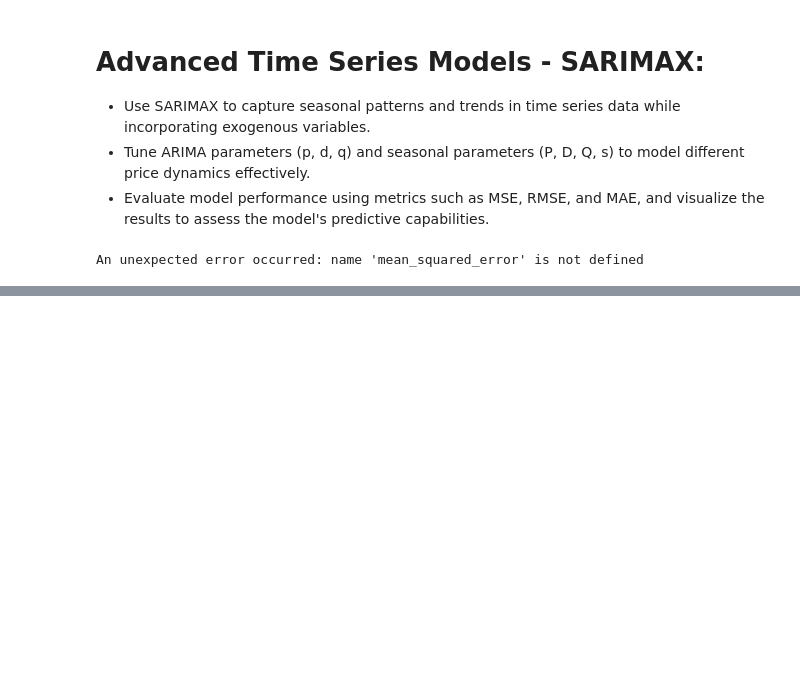
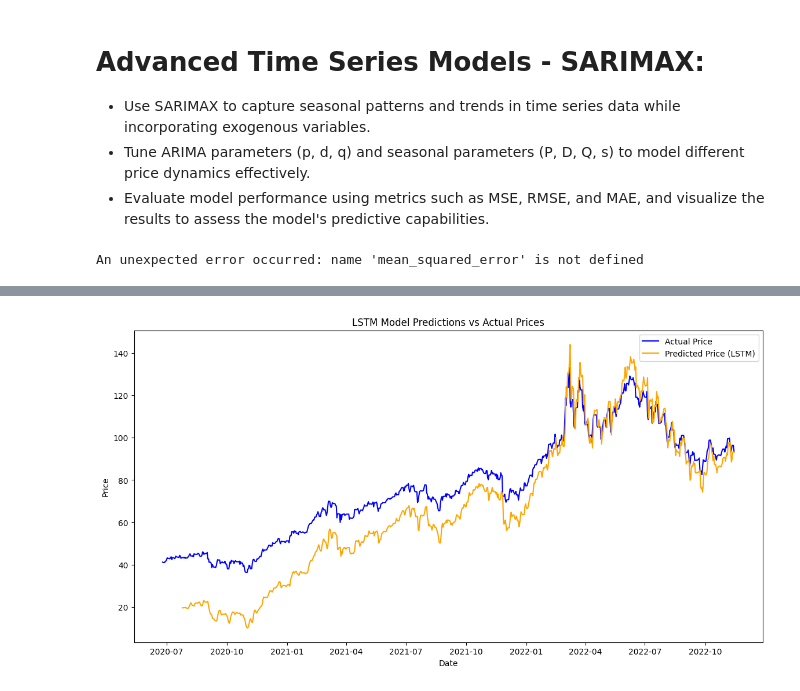
Before and after one commit to nebiyu-getachew/Brent-Time-Shift, a Jupyter notebook: notebooks/task_2.ipynb, the cells around one changed output, grey strips where cells are left out. Drawn from its saved outputs; the diff is of its cells as text; code cells hidden in the pictures; blank space fills up the shorter version.

Commit message:
Machine Learning Model

```diff
--- a/notebooks/task_2.ipynb
+++ b/notebooks/task_2.ipynb
@@ -457,0 +463,80 @@ An unexpected error occurred: name 'mean_squared_error' is not defined
+# %%
+from keras.models import Sequential
+from keras.layers import LSTM, Dense, Input
+from sklearn.preprocessing import MinMaxScaler
+from sklearn.metrics import mean_squared_error, mean_absolute_error
+from keras.callbacks import EarlyStopping
+# Preparing data for LSTM
+def prepare_data_lstm(data):
+    scaler = MinMaxScaler(feature_range=(0, 1))
+    scaled_data = scaler.fit_transform(data['Price'].values.reshape(-1, 1))
+
+    # Create sequences
+    X, y = [], []
+    for i in range(30, len(scaled_data)):
+        X.append(scaled_data[i-30:i])
+        y.append(scaled_data[i])
+
+    return np.array(X), np.array(y), scaler
+
+# Assuming train and validation datasets are defined
+X_train, y_train, scaler = prepare_data_lstm(train)
+X_val, y_val, _ = prepare_data_lstm(validation)  # Prepare validation data
+
+# Build LSTM Model using Input Layer
+def create_lstm_model():
+    model = Sequential()
+    model.add(Input(shape=(30, 1)))  # 30 time steps and 1 feature
+    model.add(LSTM(50, return_sequences=True))
+    model.add(LSTM(50))
+    model.add(Dense(1))
+    model.compile(optimizer='adam', loss='mean_squared_error')
+    return model
+
+model_lstm = create_lstm_model()
+
+# Define early stopping to protect overfitting
+early_stopping = EarlyStopping(
+    monitor='val_loss',  # Monitor validation loss
+    patience=5,          # Number of epochs with no improvement after which training will be stopped
+    verbose=1,           # Verbosity mode
+    mode='min',          # Mode can be 'min' for loss
+    restore_best_weights=True  # Restore the best weights from training
+)
+# Train the LSTM Model with validation data
+history = model_lstm.fit(X_train, y_train, epochs=50, batch_size=32,
+                          validation_data=(X_val, y_val), callbacks=[early_stopping])  # Include validation data
+
+# Prepare test data
+X_test, y_test, _ = prepare_data_lstm(test)
+
+# Predictions
+predictions_lstm = model_lstm.predict(X_test)
+predictions_lstm = scaler.inverse_transform(predictions_lstm)
+
+# Calculate evaluation metrics
+mse = mean_squared_error(test['Price'][30:], predictions_lstm)
+mae = mean_absolute_error(test['Price'][30:], predictions_lstm)
+
+print(f'MSE: {mse:.2f}, MAE: {mae:.2f}')
+
+# Visualizing LSTM Predictions
+plt.figure(figsize=(14, 7))
+plt.plot(test.index, test['Price'], label='Actual Price', color='blue')
+plt.plot(test.index[30:], predictions_lstm, label='Predicted Price (LSTM)', color='orange')
+plt.title('LSTM Model Predictions vs Actual Prices')
+plt.xlabel('Date')
+plt.ylabel('Price')
+plt.legend()
+plt.show()
+
+# Visualizing Training and Validation Loss
+plt.figure(figsize=(14, 7))
+plt.plot(history.history['loss'], label='Training Loss', color='orange')
+plt.plot(history.history['val_loss'], label='Validation Loss', color='blue')
+plt.title('Training and Validation Loss Over Epochs')
+plt.xlabel('Epochs')
+plt.ylabel('Loss')
+plt.legend()
+plt.show()
+# %% [output]
@@ -457,0 +561 @@ An unexpected error occurred: name 'mean_squared_error' is not defined
+[figure, added]
```
Also changed, not shown: parts of 3 cells of this notebook.
